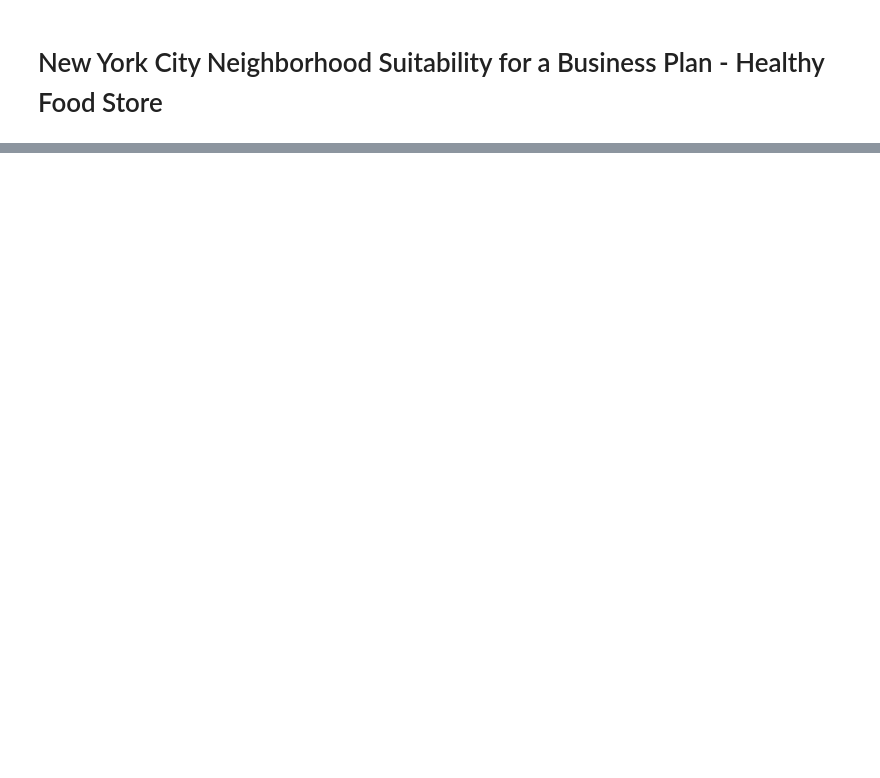
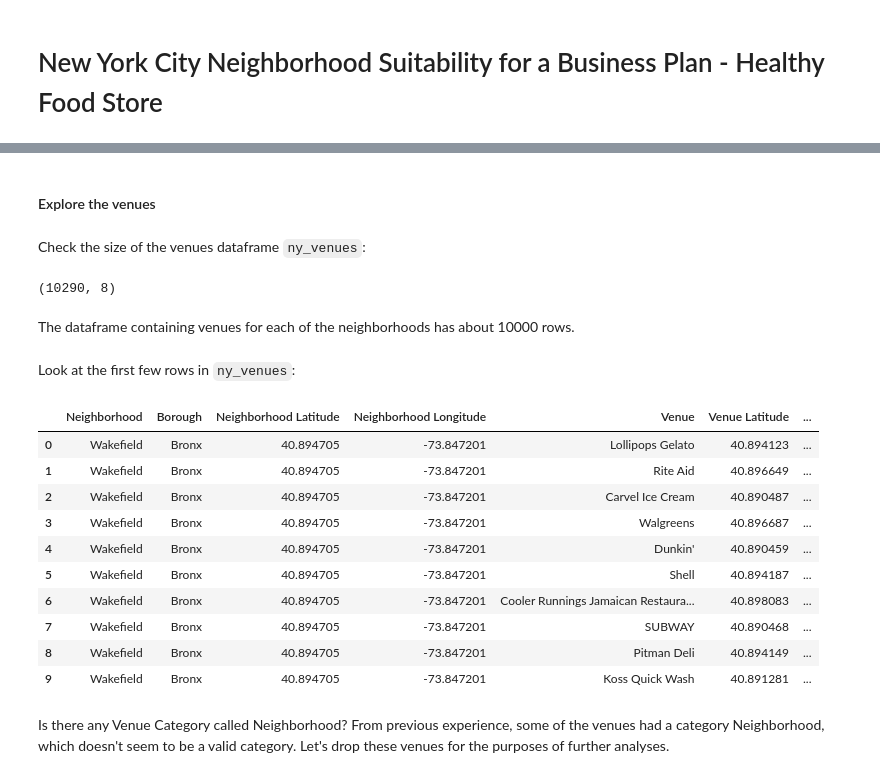
Before and after one commit to maria-sudolska/Coursera_Capstone, a Jupyter notebook: nyc-healthy-food-store.ipynb, the cells around one changed output, grey strips where cells are left out. Saved outputs shown, nothing was run; the diff lists cells and outputs as text; code cells hidden in the pictures; blank space fills up the shorter version.

```diff
--- a/nyc-healthy-food-store.ipynb
+++ b/nyc-healthy-food-store.ipynb
@@ -152,0 +223,2 @@ The __goal__ of this approach is to:
+# %%
+ny_data = ny_data['features']
@@ -152,0 +336,22 @@ The __goal__ of this approach is to:
+# %%
+# Create map of New York using latitude and longitude values
+map_newyork = folium.Map(location=[latitude, longitude], zoom_start=10)
+
+# Color palette to distinguish neighborhoods belonging to different boroughs
+colors_boroughs = {'Bronx': 'red', 'Manhattan': 'green', 'Brooklyn': 'yellow', 'Queens': 'orange', 'Staten Island': 'purple'}
+
+# Add markers to map
+for lat, lng, borough, neighborhood in zip(ny_hoods['Latitude'], ny_hoods['Longitude'], ny_hoods['Borough'], ny_hoods['Neighborhood']):
+    label = '{}, {}'.format(neighborhood, borough)
+    label = folium.Popup(label, parse_html=True)
+    folium.CircleMarker(
+        [lat, lng],
+        radius=5,
+        popup=label,
+        color=colors_boroughs[borough],
+        fill=True,
+        fill_color=colors_boroughs[borough],
+        fill_opacity=0.7,
+        parse_html=False).add_to(map_newyork)
+
+map_newyork
@@ -152,0 +366,11 @@ The __goal__ of this approach is to:
+# %%
+with open('credentials.json') as file:
+    data = json.load(file)
+    CLIENT_ID = data['id']    # Foursquare ID
+    CLIENT_SECRET = data['secret']    # Foursquare Secret
+
+file.close()
+
+VERSION = '20200310'    # Foursquare API version
+
+print('Credentials loaded.')
@@ -152,0 +441,30 @@ The __goal__ of this approach is to:
+# %% [markdown]
+#### Explore the venues
+# %% [markdown]
+Check the size of the venues dataframe `ny_venues`:
+# %%
+# Size of the dataframe with venues
+ny_venues.shape
+# %% [output]
+(10290, 8)
+# %% [markdown]
+The dataframe containing venues for each of the neighborhoods has about 10000 rows.
+# %% [markdown]
+Look at the first few rows in `ny_venues`:
+# %%
+# View the first ten venues
+ny_venues.head(10)
+# %% [output]
+|  | Neighborhood | Borough | Neighborhood Latitude | Neighborhood Longitude | Venue | Venue Latitude | ... |
+| 0 | Wakefield | Bronx | 40.894705 | -73.847201 | Lollipops Gelato | 40.894123 | ... |
+| 1 | Wakefield | Bronx | 40.894705 | -73.847201 | Rite Aid | 40.896649 | ... |
+| 2 | Wakefield | Bronx | 40.894705 | -73.847201 | Carvel Ice Cream | 40.890487 | ... |
+| 3 | Wakefield | Bronx | 40.894705 | -73.847201 | Walgreens | 40.896687 | ... |
+| 4 | Wakefield | Bronx | 40.894705 | -73.847201 | Dunkin' | 40.890459 | ... |
+| 5 | Wakefield | Bronx | 40.894705 | -73.847201 | Shell | 40.894187 | ... |
+| 6 | Wakefield | Bronx | 40.894705 | -73.847201 | Cooler Runnings Jamaican Restaura... | 40.898083 | ... |
+| 7 | Wakefield | Bronx | 40.894705 | -73.847201 | SUBWAY | 40.890468 | ... |
+| 8 | Wakefield | Bronx | 40.894705 | -73.847201 | Pitman Deli | 40.894149 | ... |
+| 9 | Wakefield | Bronx | 40.894705 | -73.847201 | Koss Quick Wash | 40.891281 | ... |
+# %% [markdown]
+Is there any Venue Category called Neighborhood? From previous experience, some of the venues had a category Neighborhood, which doesn't seem to be a valid category. Let's drop these venues for the purposes of further analyses.
```
Also changed, not shown: parts of 291 cells of this notebook, 14 other files.
